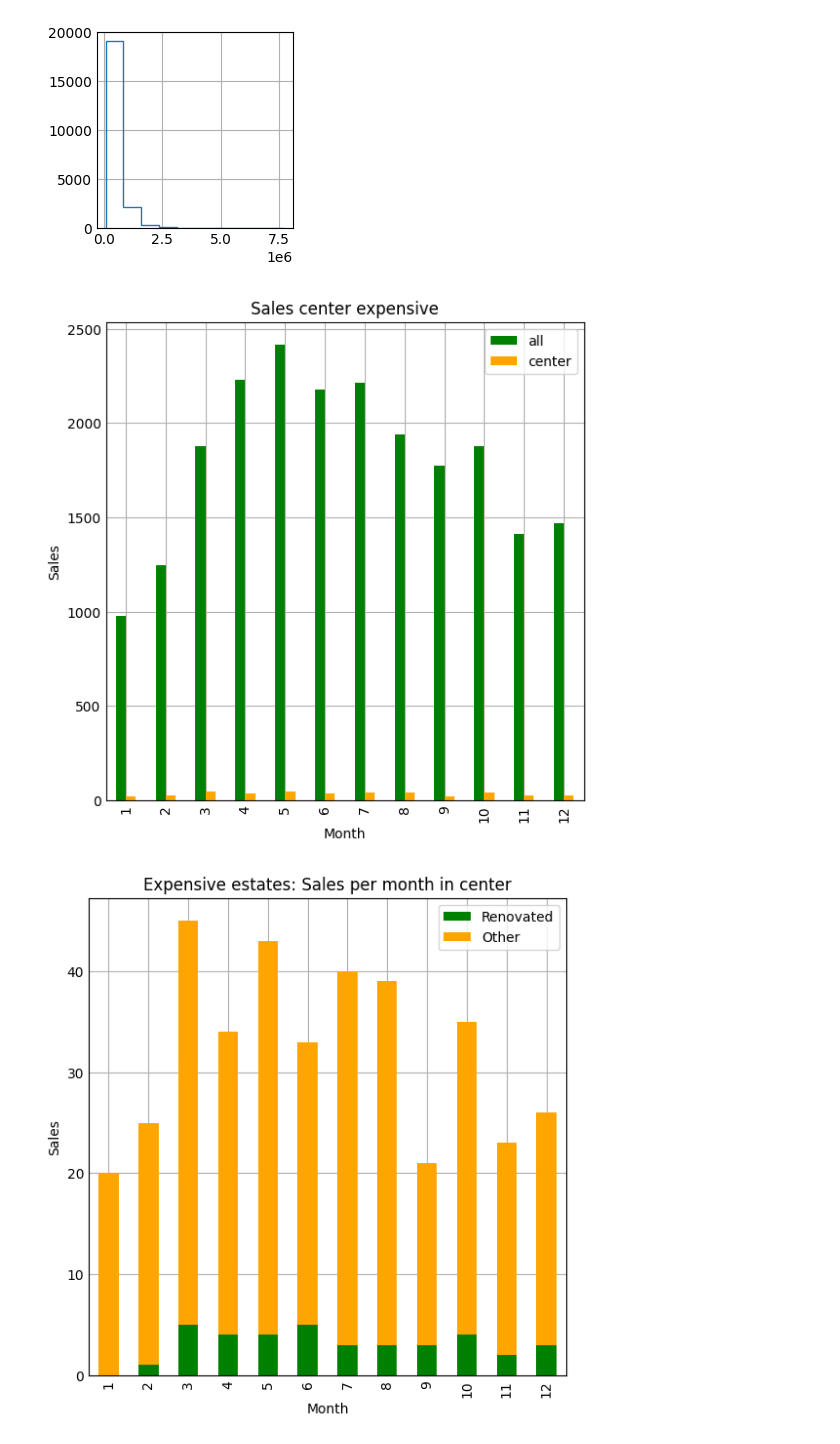
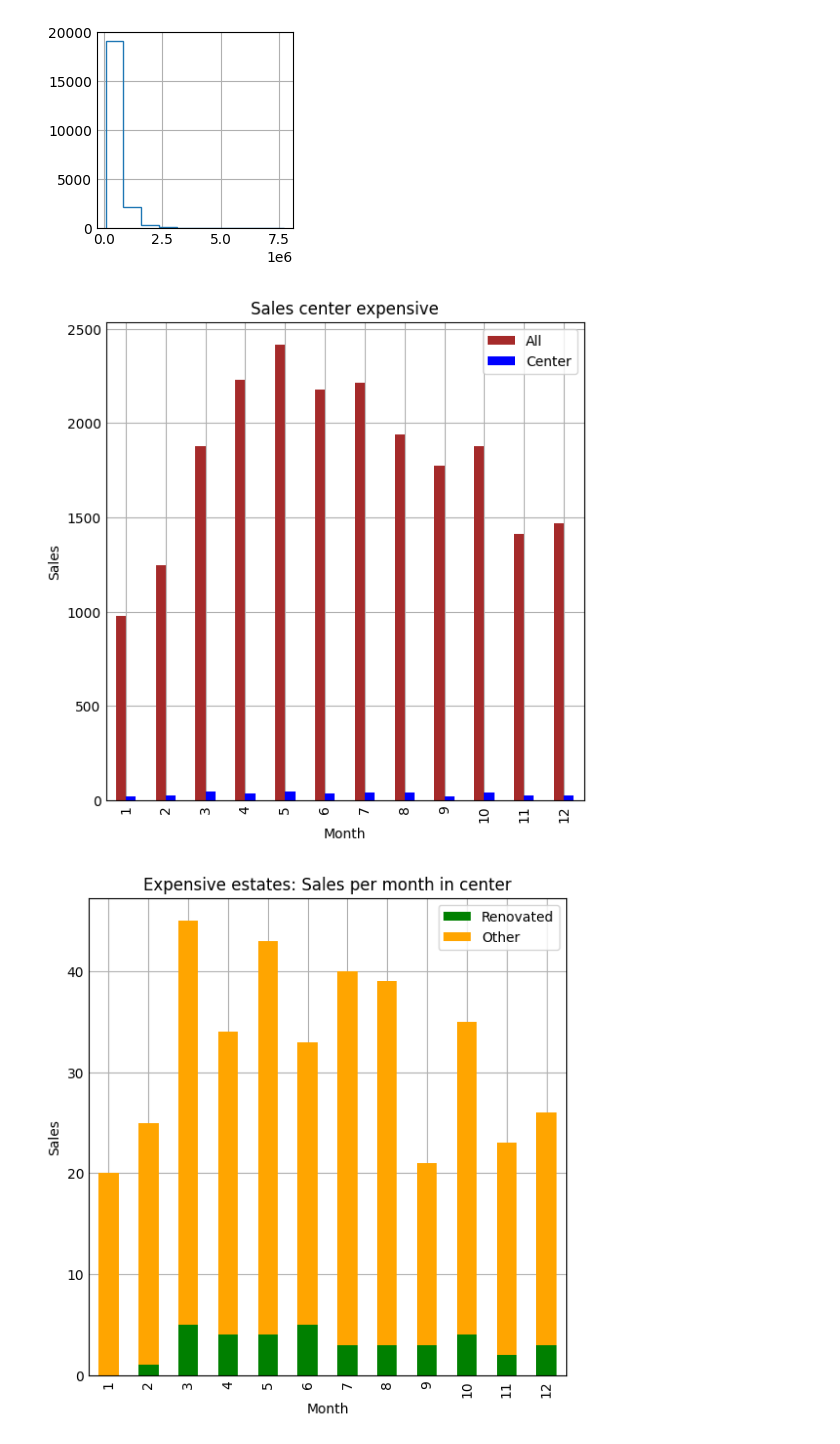
Before and after one commit to torstenschenk/buy_sale, a Jupyter notebook: EDA.ipynb, the cells around one changed output. Saved outputs shown, nothing was run; the diff lists cells and outputs as text; code cells hidden in the pictures.

```diff
--- a/EDA.ipynb
+++ b/EDA.ipynb
@@ -530,17 +531,17 @@ plt.stairs(counts, bins)
 # %%
 # prepare boxplot for sales each month: all objects
 df_estates['month'] = df_estates['date'].dt.month
 sale_month_all = df_estates['month'].value_counts()
 a1 = sale_month_all.sort_index()
 
 # prepare bar plot for sales each month: center only
 df_center_all = df_estates.query('lat > 47.6 and lat < 47.68 and long < -122.18 and long > -122.25')
 df_center_all['month'] = df_center_all['date'].dt.month
 sale_month_exp = df_center_all['month'].value_counts()
 a2 = sale_month_exp.sort_index()
 
-df = pd.DataFrame ({'all':a1, 'center':a2})
-ax = df.plot.bar(xlabel='Month', ylabel='Sales', figsize=(5,5), color=['green','orange'], title="Sales center expensive")
+df = pd.DataFrame ({'All':a1, 'Center':a2})
+ax = df.plot.bar(xlabel='Month', ylabel='Sales', figsize=(5,5), color=['brown','blue'], title="Sales center expensive")
 # %% [output]
-[figure, old version]
+[figure, new version]
 # %%
```
Also changed, not shown: parts of 6 cells of this notebook, 1 other file.
